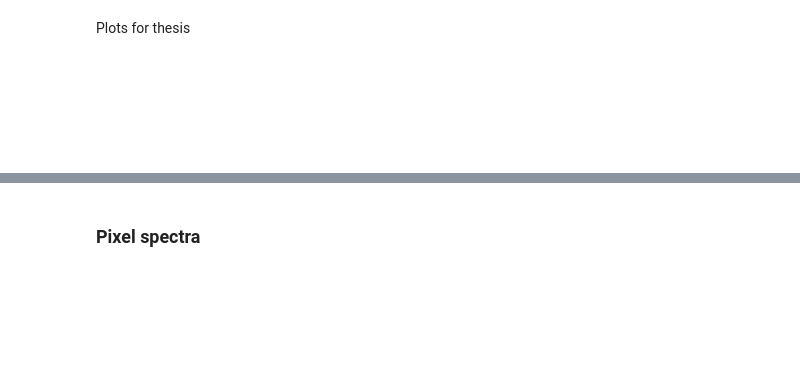
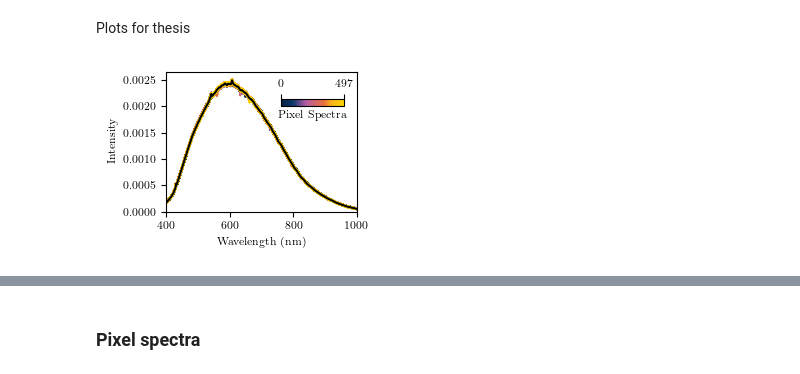
Before and after one commit to hartenbergerma/thesis, a Jupyter notebook: helicoid_tests/helicoid_data_overview.ipynb, the cells around one changed output, grey strips where cells are left out. Cells and saved outputs as stored; diff of their text form; code cells hidden in the pictures; blank space fills up the shorter version.

Commit message:
updated piglets and spectral data

```diff
--- a/helicoid_tests/helicoid_data_overview.ipynb
+++ b/helicoid_tests/helicoid_data_overview.ipynb
@@ -127,56 +128,56 @@ Plots for thesis
 # %%
 set_plotting_style("latex")
 
-# # plot white references of image
-# white_ref_plot = np.subtract(white_ref.asarray().squeeze(), dark_ref.asarray().squeeze(), dtype=np.float32)
-# # white_ref_plot = white_ref_plot/np.max(white_ref_plot, axis=1, keepdims=True)
-# white_ref_plot = white_ref_plot/ np.linalg.norm(white_ref_plot, axis=1, keepdims=True, ord=1)
-# fig, ax = plt.subplots(figsize=(2.85,2))
-# npixels = white_ref_plot.shape[0]
-# norm = mpl.colors.Normalize(vmin=0, vmax=npixels-1)
-# for i in range(npixels):
-#     ax.plot(img.bands.centers, white_ref_plot[i,:], color=tum_cmap(norm(i)))
-# # plot the mean in black
-# ax.plot(img.bands.centers, np.mean(white_ref_plot, axis=0), color='k')
-# ax.set_xlabel('Wavelength (nm)')
-# ax.set_ylabel('Intensity')
-# ax.set_xlim([400,1000])
-# # ax.set_ylim([0, 1600])
-# ax.set_ylim([0, 0.00265])
-# # add colorbar
-# sm = plt.cm.ScalarMappable(cmap=tum_cmap, norm=plt.Normalize(0, npixels - 1))
-# sm.set_array(np.arange(0, npixels))  # Specify the array directly
-# fig.tight_layout()
-# cbar_ax = ax.inset_axes([0.6, 0.76, 0.33, 0.05])
-# cbar = fig.colorbar(sm, cax=cbar_ax, orientation='horizontal')
-# cbar.ax.xaxis.set_ticks_position('top')
-# cbar.ax.set_xticks([0, 497])
-# cbar.set_label('Pixel Spectra')
-# # save figure as svg
-# # plt.savefig("../figures/white_reference_norm_helicoid_12-01.svg", format='svg', bbox_inches='tight', pad_inches=0.1)
+# plot white references of image
+white_ref_plot = np.subtract(white_ref.asarray().squeeze(), dark_ref.asarray().squeeze(), dtype=np.float32)
+# white_ref_plot = white_ref_plot/np.max(white_ref_plot, axis=1, keepdims=True)
+white_ref_plot = white_ref_plot/ np.linalg.norm(white_ref_plot, axis=1, keepdims=True, ord=1)
+fig, ax = plt.subplots(figsize=(2.85,2))
+npixels = white_ref_plot.shape[0]
+norm = mpl.colors.Normalize(vmin=0, vmax=npixels-1)
+for i in range(npixels):
+    ax.plot(img.bands.centers, white_ref_plot[i,:], color=tum_cmap(norm(i)))
+# plot the mean in black
+ax.plot(img.bands.centers, np.mean(white_ref_plot, axis=0), color='k')
+ax.set_xlabel('Wavelength (nm)')
+ax.set_ylabel('Intensity')
+ax.set_xlim([400,1000])
+# ax.set_ylim([0, 1600])
+ax.set_ylim([0, 0.00265])
+# add colorbar
+sm = plt.cm.ScalarMappable(cmap=tum_cmap, norm=plt.Normalize(0, npixels - 1))
+sm.set_array(np.arange(0, npixels))  # Specify the array directly
+fig.tight_layout()
+cbar_ax = ax.inset_axes([0.6, 0.76, 0.33, 0.05])
+cbar = fig.colorbar(sm, cax=cbar_ax, orientation='horizontal')
+cbar.ax.xaxis.set_ticks_position('top')
+cbar.ax.set_xticks([0, 497])
+cbar.set_label('Pixel Spectra')
+# save figure as svg
+# plt.savefig("../figures/white_reference_norm_helicoid_12-01.svg", format='svg', bbox_inches='tight', pad_inches=0.1)
 
 
-# Dark reference of single pixel and mean of dark reference
-plot_ref_half()
-fig, ax = plt.subplots(figsize=(2.77,2))
-print(dark_ref.asarray().shape)
-ax.plot(img.bands.centers, dark_ref.asarray()[0,0,:], color='k', linewidth=0.3)
-ax.set_xlim([400,1000])
-ax.set_ylabel('Intensity')
-ax.set_xlabel('Wavelength (nm)')
-# ax.set_ylim([18.5,25.5])
-plt.savefig("../../figures/dark_reference_helicoid_12-01.svg", format='svg', bbox_inches='tight', pad_inches=0.1)
+# # Dark reference of single pixel and mean of dark reference
+# plot_ref_half()
+# fig, ax = plt.subplots(figsize=(2.77,2))
+# print(dark_ref.asarray().shape)
+# ax.plot(img.bands.centers, dark_ref.asarray()[0,0,:], color='k', linewidth=0.3)
+# ax.set_xlim([400,1000])
+# ax.set_ylabel('Intensity')
+# ax.set_xlabel('Wavelength (nm)')
+# # ax.set_ylim([18.5,25.5])
+# # plt.savefig("../../figures/dark_reference_helicoid_12-01.svg", format='svg', bbox_inches='tight', pad_inches=0.1)
 
-fig, ax = plt.subplots(figsize=(2.77,2))
-print(dark_ref.asarray().shape)
-mean_dark_ref = np.mean(dark_ref.asarray(), axis=(0,1))
-std_dark_ref = np.std(dark_ref.asarray(), axis=(0,1))
-ax.plot(img.bands.centers, mean_dark_ref, color='k')
-ax.fill_between(img.bands.centers, mean_dark_ref - std_dark_ref, mean_dark_ref + std_dark_ref, alpha=0.2, color='k')
-ax.set_xlim([400,1000])
-ax.set_ylabel('Intensity')
-ax.set_xlabel('Wavelength (nm)')
-# ax.set_ylim([18.5,25.5])
-plt.savefig("../../figures/dark_reference_mean_helicoid_12-01.svg", format='svg', bbox_inches='tight', pad_inches=0.1)
+# fig, ax = plt.subplots(figsize=(2.77,2))
+# print(dark_ref.asarray().shape)
+# mean_dark_ref = np.mean(dark_ref.asarray(), axis=(0,1))
+# std_dark_ref = np.std(dark_ref.asarray(), axis=(0,1))
+# ax.plot(img.bands.centers, mean_dark_ref, color='k')
+# ax.fill_between(img.bands.centers, mean_dark_ref - std_dark_ref, mean_dark_ref + std_dark_ref, alpha=0.2, color='k')
+# ax.set_xlim([400,1000])
+# ax.set_ylabel('Intensity')
+# ax.set_xlabel('Wavelength (nm)')
+# # ax.set_ylim([18.5,25.5])
+# # plt.savefig("../../figures/dark_reference_mean_helicoid_12-01.svg", format='svg', bbox_inches='tight', pad_inches=0.1)
 # %% [output]
-[figure, old version]
+[figure, new version]
```
Also changed, not shown: parts of 2 cells of this notebook, 3 other files.
